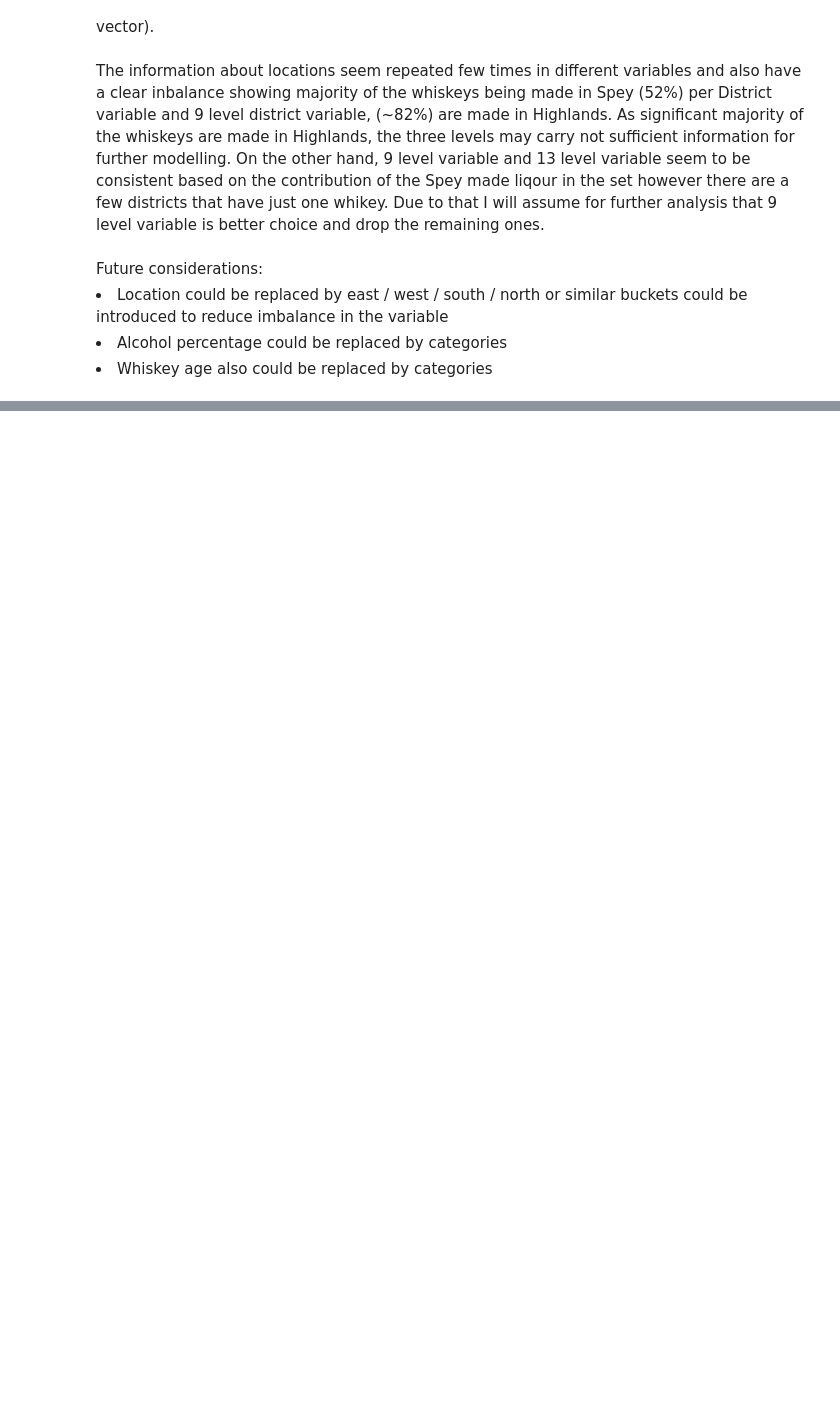
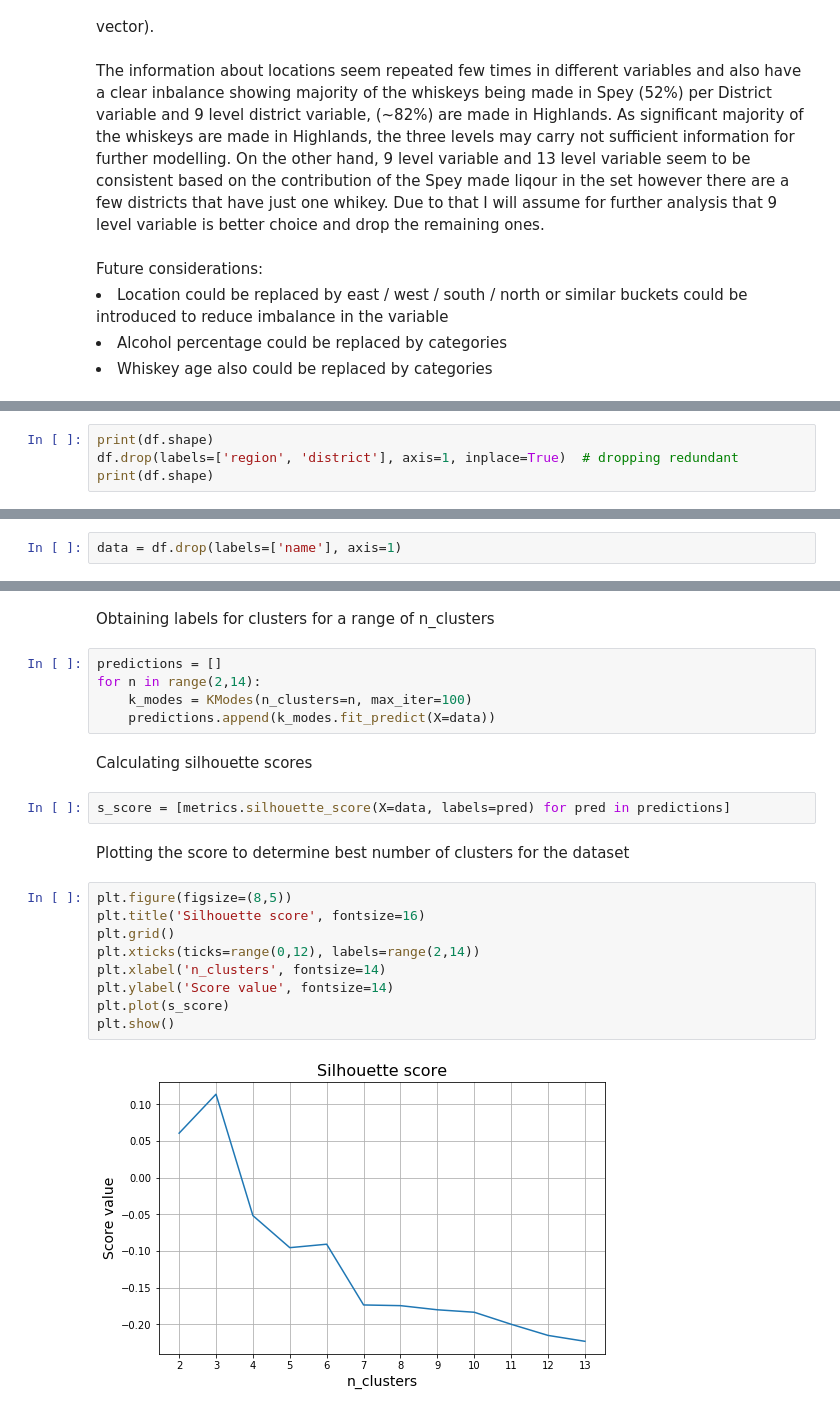
Before and after one commit to Michal-Mat/Scotch-Whiskey, a Jupyter notebook: Scotch-Whiskey.ipynb, the cells around one changed output, grey strips where cells are left out. Saved outputs shown, nothing was run; the diff lists cells and outputs as text; blank space fills up the shorter version.

Commit message:
Adding clustering to recommend similar whiskies
Adding kmodes clustering to recommend similar whiskies based on the selected one whiskey

```diff
--- a/Scotch-Whiskey.ipynb
+++ b/Scotch-Whiskey.ipynb
@@ -367,0 +400,4 @@ Future considerations: <br>
+# %%
+print(df.shape)
+df.drop(labels=['region', 'district'], axis=1, inplace=True)  # dropping redundant
+print(df.shape)
@@ -367,0 +434,2 @@ Future considerations: <br>
+# %%
+data = df.drop(labels=['name'], axis=1)
@@ -367,0 +452,24 @@ Future considerations: <br>
+# %% [markdown]
+Obtaining labels for clusters for a range of n_clusters
+# %%
+predictions = []
+for n in range(2,14):
+    k_modes = KModes(n_clusters=n, max_iter=100)
+    predictions.append(k_modes.fit_predict(X=data))
+# %% [markdown]
+Calculating silhouette scores
+# %%
+s_score = [metrics.silhouette_score(X=data, labels=pred) for pred in predictions]
+# %% [markdown]
+Plotting the score to determine best number of clusters for the dataset
+# %%
+plt.figure(figsize=(8,5))
+plt.title('Silhouette score', fontsize=16)
+plt.grid()
+plt.xticks(ticks=range(0,12), labels=range(2,14))
+plt.xlabel('n_clusters', fontsize=14)
+plt.ylabel('Score value', fontsize=14)
+plt.plot(s_score)
+plt.show()
+# %% [output]
+[figure, added]
```
Also changed, not shown: parts of 31 cells of this notebook.
